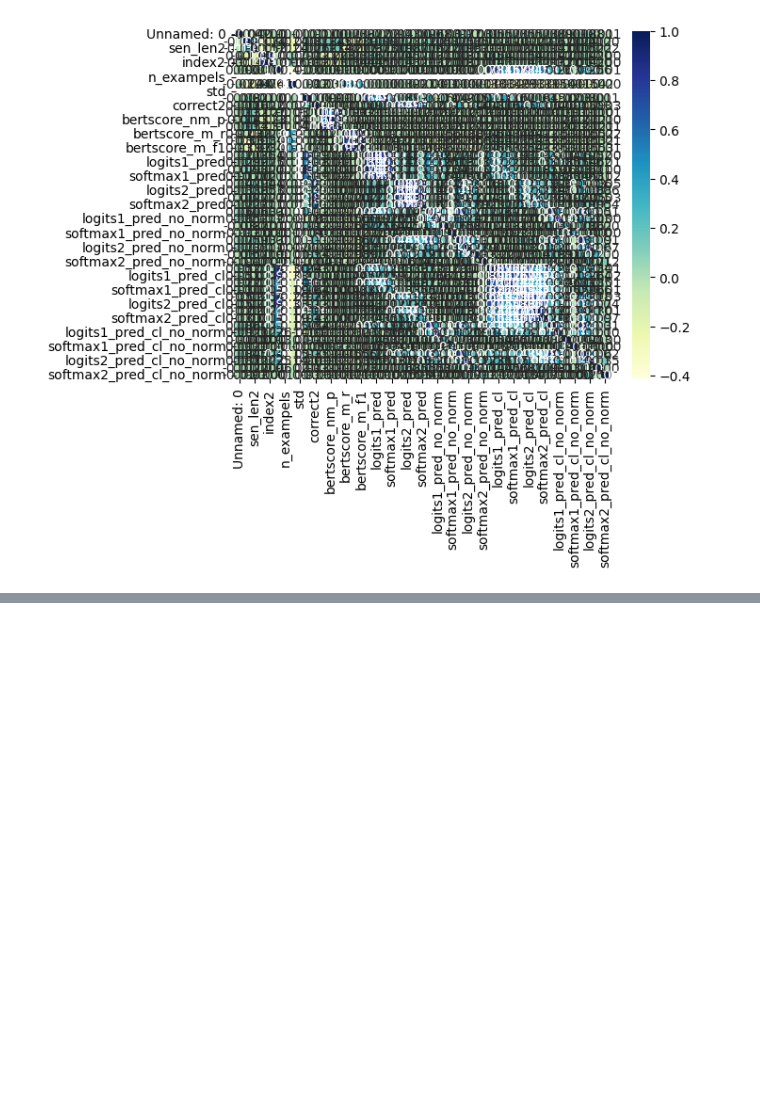
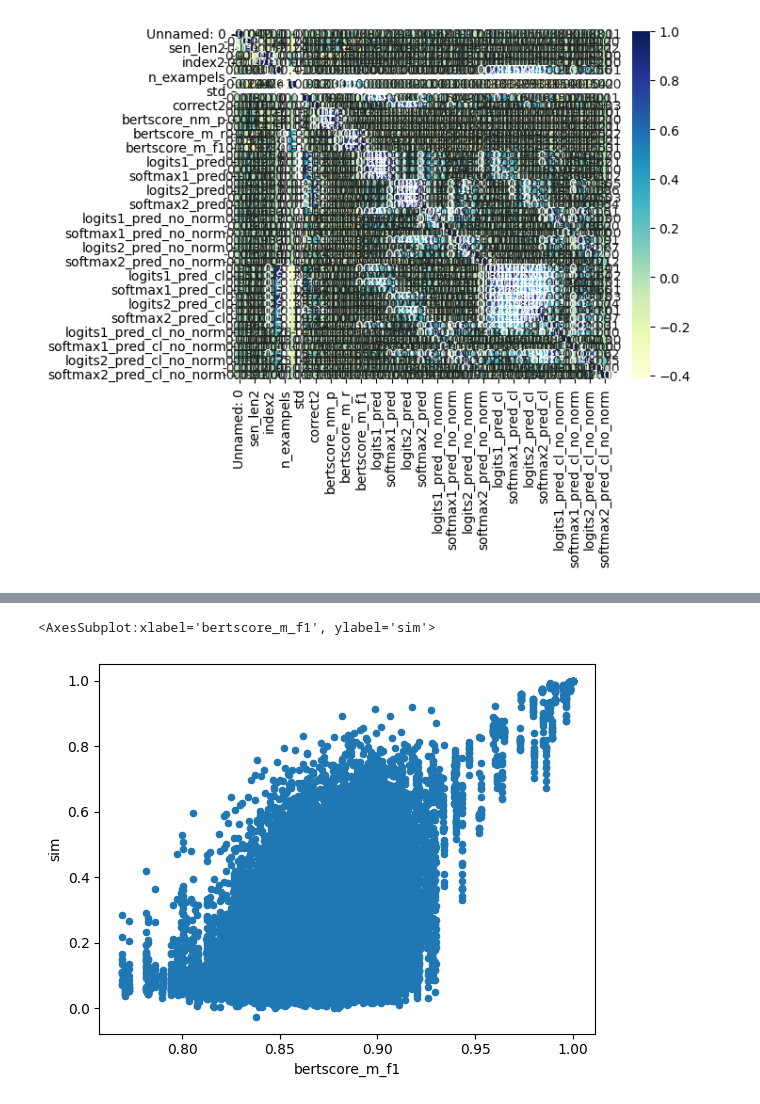
Before and after one commit to itay-nakash/Expirements, a Jupyter notebook: analyze_results.ipynb, the cells around one changed output, grey strips where cells are left out. Saved outputs shown, nothing was run; the diff lists cells and outputs as text; code cells hidden in the pictures; blank space fills up the shorter version.

```diff
--- a/analyze_results.ipynb
+++ b/analyze_results.ipynb
@@ -88,0 +143,5 @@ sns.heatmap(corr_matrix,
+# %%
+df.plot.scatter(x='bertscore_m_f1',y='sim', cmap='viridis')
+# %% [output]
+<AxesSubplot:xlabel='bertscore_m_f1', ylabel='sim'>
+[figure, added]
```
Also changed, not shown: parts of 4 cells of this notebook.
